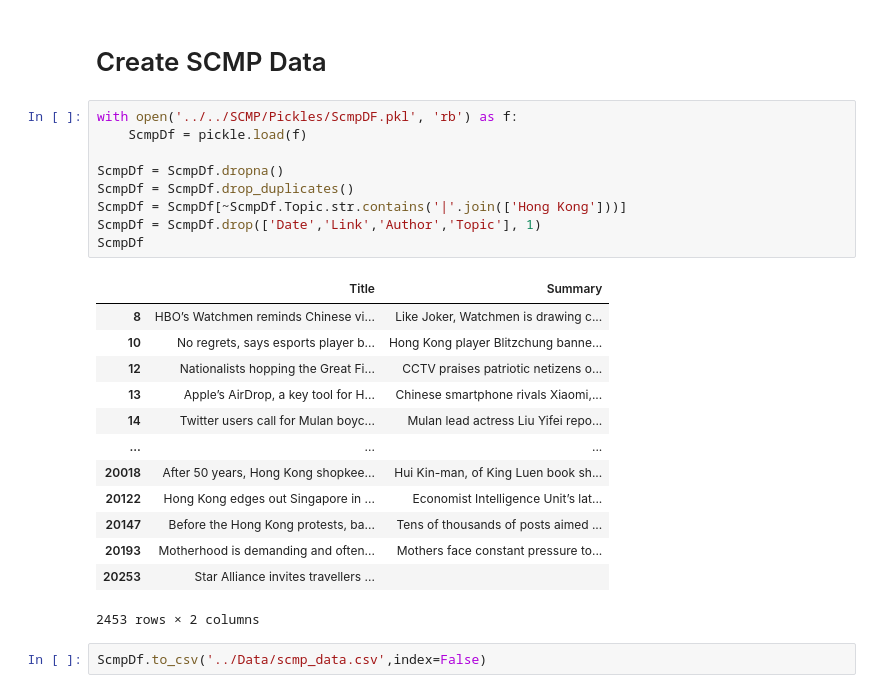
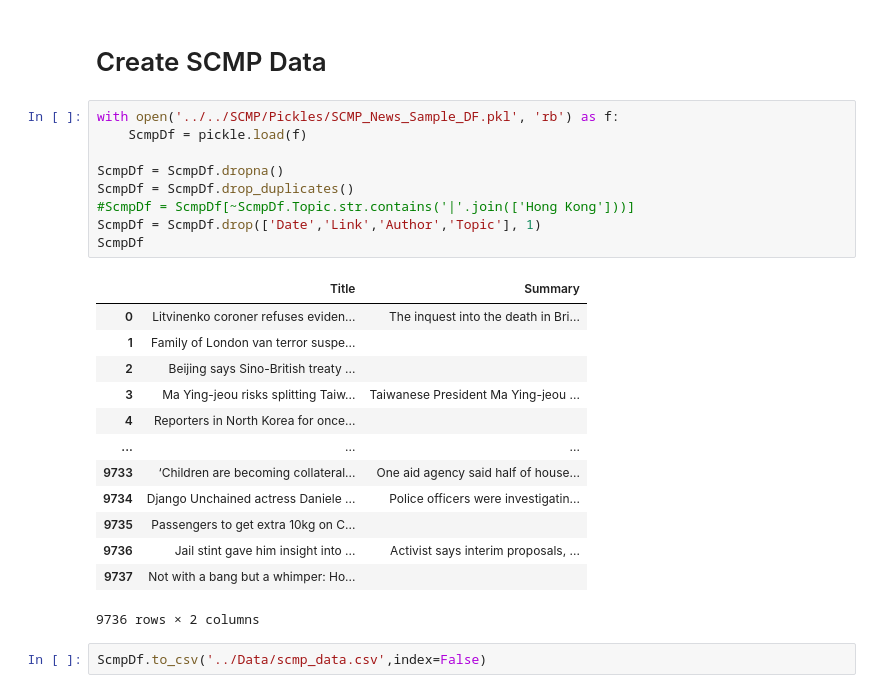
Before and after one commit to jasenlo123/Capstone_Jasen, a Jupyter notebook: Full Data/Notebook/Full Data.ipynb, the cells around one changed output. Drawn from its saved outputs; the diff is of its cells as text.

```diff
--- a/Full Data/Notebook/Full Data.ipynb
+++ b/Full Data/Notebook/Full Data.ipynb
@@ -46,28 +46,28 @@ FullDf
 # %% [markdown]
 # Create SCMP Data
 # %%
-with open('../../SCMP/Pickles/ScmpDF.pkl', 'rb') as f:
+with open('../../SCMP/Pickles/SCMP_News_Sample_DF.pkl', 'rb') as f:
     ScmpDf = pickle.load(f)
 
 ScmpDf = ScmpDf.dropna()
 ScmpDf = ScmpDf.drop_duplicates()
-ScmpDf = ScmpDf[~ScmpDf.Topic.str.contains('|'.join(['Hong Kong']))]
+#ScmpDf = ScmpDf[~ScmpDf.Topic.str.contains('|'.join(['Hong Kong']))]
 ScmpDf = ScmpDf.drop(['Date','Link','Author','Topic'], 1)
 ScmpDf
 # %% [output]
 |  | Title | Summary |
-| 8 | HBO’s Watchmen reminds Chinese vi... | Like Joker, Watchmen is drawing c... |
-| 10 | No regrets, says esports player b... | Hong Kong player Blitzchung banne... |
-| 12 | Nationalists hopping the Great Fi... | CCTV praises patriotic netizens o... |
-| 13 | Apple’s AirDrop, a key tool for H... | Chinese smartphone rivals Xiaomi,... |
-| 14 | Twitter users call for Mulan boyc... | Mulan lead actress Liu Yifei repo... |
+| 0 | Litvinenko coroner refuses eviden... | The inquest into the death in Bri... |
+| 1 | Family of London van terror suspe... |  |
+| 2 | Beijing says Sino-British treaty ... |  |
+| 3 | Ma Ying-jeou risks splitting Taiw... | Taiwanese President Ma Ying-jeou ... |
+| 4 | Reporters in North Korea for once... |  |
 | ... | ... | ... |
-| 20018 | After 50 years, Hong Kong shopkee... | Hui Kin-man, of King Luen book sh... |
-| 20122 | Hong Kong edges out Singapore in ... | Economist Intelligence Unit’s lat... |
-| 20147 | Before the Hong Kong protests, ba... | Tens of thousands of posts aimed ... |
-| 20193 | Motherhood is demanding and often... | Mothers face constant pressure to... |
-| 20253 | Star Alliance invites travellers ... |  |
+| 9733 | ‘Children are becoming collateral... | One aid agency said half of house... |
+| 9734 | Django Unchained actress Daniele ... | Police officers were investigatin... |
+| 9735 | Passengers to get extra 10kg on C... |  |
+| 9736 | Jail stint gave him insight into ... | Activist says interim proposals, ... |
+| 9737 | Not with a bang but a whimper: Ho... |  |
-2453 rows × 2 columns
+9736 rows × 2 columns
 # %%
 ScmpDf.to_csv('../Data/scmp_data.csv',index=False)
 # %%
```
Also changed, not shown: 4 other files.
